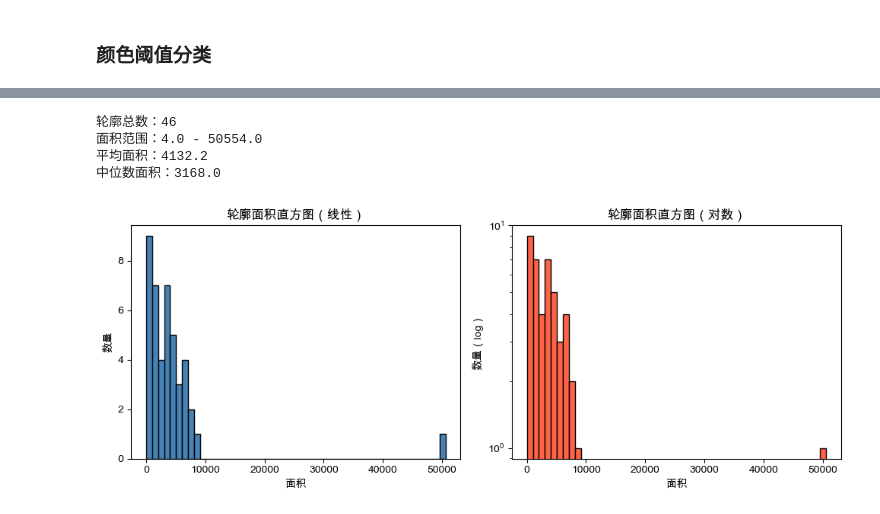
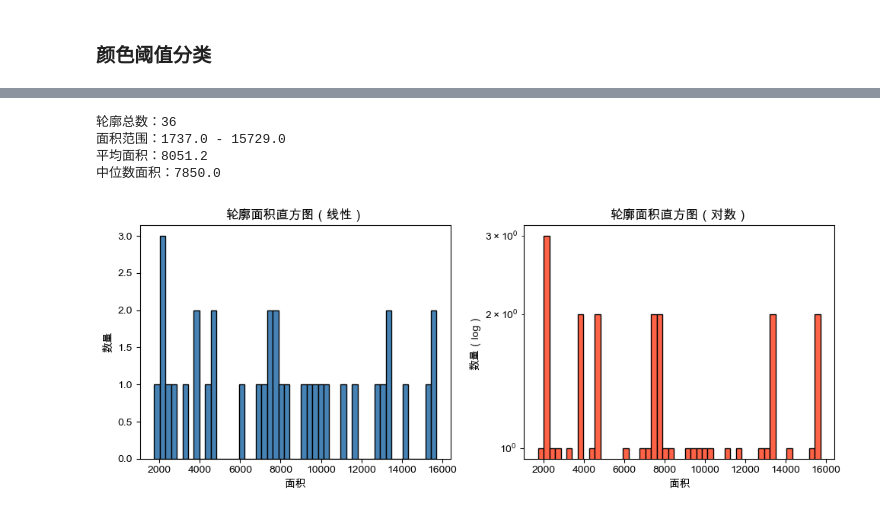
Before and after one commit to yaojian95/jt_ore_sorting, a Jupyter notebook: run_RGB.ipynb, the cells around one changed output, grey strips where cells are left out. Saved outputs shown, nothing was run; the diff lists cells and outputs as text; code cells hidden in the pictures.

```diff
--- a/run_RGB.ipynb
+++ b/run_RGB.ipynb
@@ -147,7 +210,7 @@ print("聚类结果统计：", Counter(labels))
 聚类结果统计： Counter({0: 19, 1: 17})
 # %%
 # 复制一份图像
-img_with_labels = img.copy()
+img_with_labels = img_down.copy()
 
 # 分类颜色标识（可调）
 cluster_colors = {
@@ -243,36 +239,25 @@ array([117,  65,  74], dtype=uint8)
 # %% [markdown]
 ### 颜色阈值分类
 # %%
-def rgb_to_hsv(rgb):
-    color = np.uint8([[rgb]])  # 转换为 OpenCV 的格式
-    hsv = cv2.cvtColor(color, cv2.COLOR_RGB2HSV)
-    return hsv[0, 0]  # 返回 H, S, V
-
-for r in results:
-    mean_rgb = r["mean_rgb"]  # (R, G, B)
-    # 注意 OpenCV 默认是 BGR
-    mean_bgr = (mean_rgb[2], mean_rgb[1], mean_rgb[0])  # 转换为 BGR
-    r["mean_hsv"] = rgb_to_hsv(mean_bgr)  # 例如：[H, S, V]
-
 # 自定义分类规则
 for r in results:
     H, S, V = r["mean_hsv"]
 
-    if S < 65:
+    if S < 70:
         r["class_by_color"] = 1
     else:
         r["class_by_color"] = 0
 
-img_colorclass = img.copy()
+img_colorclass = img_down.copy()
 
 for r, cnt in zip(results, filtered_contours):
     cx, cy = r["centroid"]
     cluster_id = r["class_by_color"]
     color = cluster_colors[cluster_id]
 
-    label = f"C {cluster_id}"
+    label = f"{cluster_id}"
     cv2.drawContours(img_colorclass, [cnt], -1, color, 2)
-    cv2.putText(img_colorclass, label, (cx, cy), cv2.FONT_HERSHEY_SIMPLEX, 0.4, color, 1)
+    cv2.putText(img_colorclass, label, (cx, cy), cv2.FONT_HERSHEY_SIMPLEX, 1, color, 3)
 
 plt.figure(figsize=(10, 8))
 plt.imshow(cv2.cvtColor(img_colorclass, cv2.COLOR_BGR2RGB))
@@ -285,0 +267,22 @@ array([107,  37, 131], dtype=uint8)
+# %%
+contour_img = img.copy()  # 原图
+
+for i, cnt in enumerate(filtered_contours):
+    # 映射轮廓坐标到原图
+    cnt_scaled = cnt * 2
+
+    # 绘制轮廓
+    cv2.drawContours(contour_img, [cnt_scaled], -1, (0, 255, 0), 4)
+
+    # 计算质心并映射
+    M = cv2.moments(cnt_scaled)
+    if M["m00"] != 0:
+        cx = int(M["m10"] / M["m00"])
+        cy = int(M["m01"] / M["m00"])
+
+        # 编号
+        cv2.putText(contour_img, str(i + 1), (cx - 10, cy + 10),
+                    cv2.FONT_HERSHEY_SIMPLEX, 0.7, (0, 0, 255), 2)
+
+# 显示在原图上的编号轮廓图像
+plt.imshow(cv2.cvtColor(contour_img, cv2.COLOR_BGR2RGB))
@@ -286,36 +292,36 @@ array([107,  37, 131], dtype=uint8)
 # %%
 # 计算每个轮廓的面积
-areas = [cv2.contourArea(cnt) for cnt in contours]
+areas = [cv2.contourArea(cnt) for cnt in filtered_contours]
 
 # 可选：过滤掉太小的值防止干扰直方图可视化
 areas_filtered = [a for a in areas if a > 10]
 
 # 统计信息
 print(f"轮廓总数：{len(areas)}")
 print(f"面积范围：{min(areas):.1f} - {max(areas):.1f}")
 print(f"平均面积：{np.mean(areas):.1f}")
 print(f"中位数面积：{np.median(areas):.1f}")
 
 # 绘制面积直方图
 plt.figure(figsize=(10, 4))
 
 plt.subplot(1, 2, 1)
 plt.hist(areas_filtered, bins=50, color='steelblue', edgecolor='black')
 plt.title("轮廓面积直方图（线性）")
 plt.xlabel("面积")
 plt.ylabel("数量")
 
 plt.subplot(1, 2, 2)
 plt.hist(areas_filtered, bins=50, log=True, color='tomato', edgecolor='black')
 plt.title("轮廓面积直方图（对数）")
 plt.xlabel("面积")
 plt.ylabel("数量（log）")
 
 plt.tight_layout()
 plt.show()
 # %% [output]
-轮廓总数：46
-面积范围：4.0 - 50554.0
-平均面积：4132.2
-中位数面积：3168.0
+轮廓总数：36
+面积范围：1737.0 - 15729.0
+平均面积：8051.2
+中位数面积：7850.0
-[figure, old version]
+[figure, new version]
```
Also changed, not shown: parts of 23 cells of this notebook.
